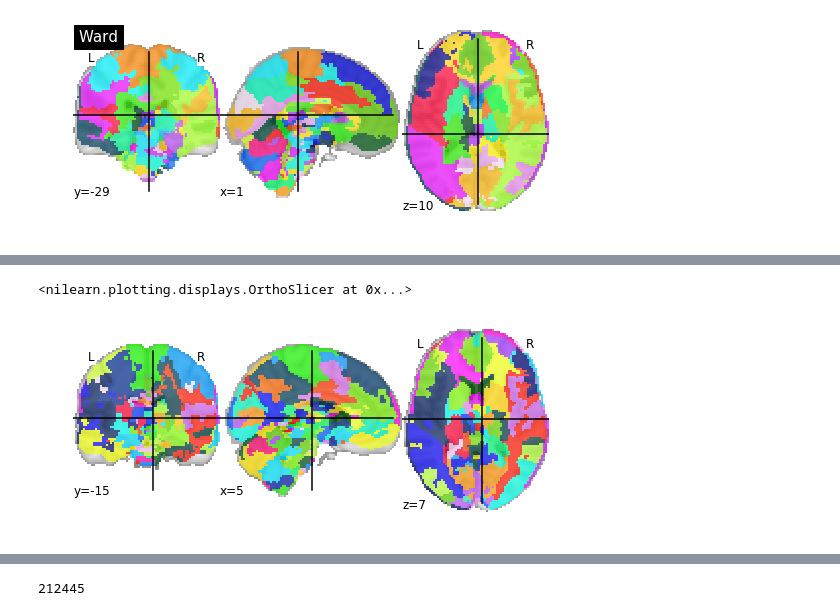
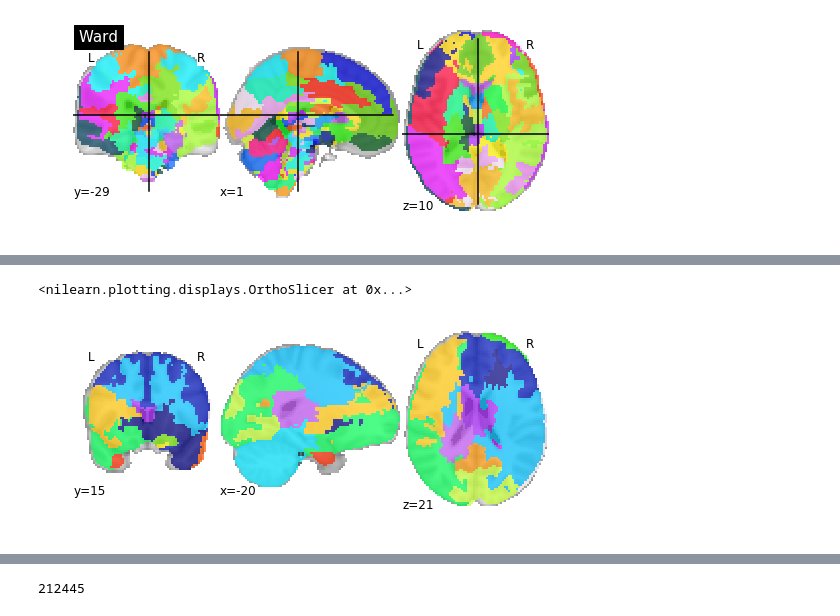
Before and after one commit to HarounH/brain_, a Jupyter notebook: gcn-explore.ipynb, the cells around one changed output, grey strips where cells are left out. Drawn from its saved outputs; the diff is of its cells as text; code cells hidden in the pictures.

```diff
--- a/gcn-explore.ipynb
+++ b/gcn-explore.ipynb
@@ -54,5 +139,5 @@ mask = constants.original_brain_mask
 # %%
-plotting.plot_roi(masking.unmask(1 + wtree.cut(256), mask))
+plotting.plot_roi(masking.unmask(1 + wtree.cut(32), mask), cut_coords=[-20, 15, 21], draw_cross=False)
 # %% [output]
 <nilearn.plotting.displays.OrthoSlicer at 0x...>
-[figure, old version]
+[figure, new version]
```
Also changed, not shown: parts of 34 cells of this notebook, 26 other files.
